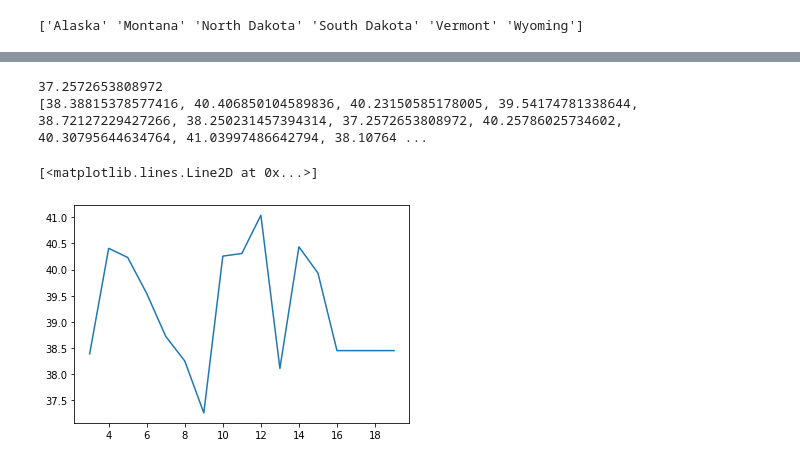
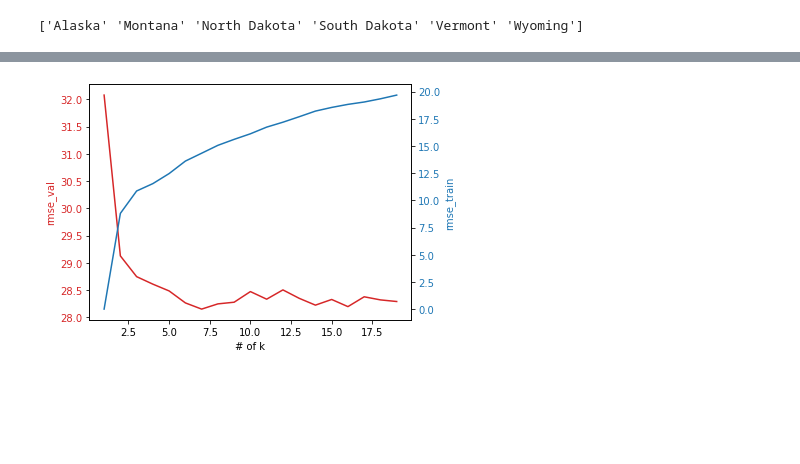
Before and after one commit to JumjieYang/COVID19-ML, a Jupyter notebook: predict.ipynb, the cells around one changed output, grey strips where cells are left out. Saved outputs shown, nothing was run; the diff lists cells and outputs as text; code cells hidden in the pictures; blank space fills up the shorter version.

```diff
--- a/predict.ipynb
+++ b/predict.ipynb
@@ -102,8 +33,0 @@ plt.plot(range(3,20),score_list)
-# %%
-score_list = []
-for k in range(1,20):
-    score_list.append(cross_val(KNN(k),"time"))
-
-print(min(score_list))
-print(score_list)
-plt.plot(range(1,20),score_list)
@@ -115,14 +34,30 @@ plt.plot(range(1,20),score_list)
-# %%
-score_list = []
-for k in range(3,20):
-    #score_list.append(cross_val(DTR(max_depth=k)))
-    score_list.append(cross_val(DTR(max_depth=k,random_state=10),"time"))
-
-print(min(score_list))
-print(score_list)
-plt.plot(range(3,20),score_list)
-# %% [output]
-37.2572653808972
-[38.38815378577416, 40.406850104589836, 40.23150585178005, 39.54174781338644, 38.72127229427266, 38.250231457394314, 37.2572653808972, 40.25786025734602, 40.30795644634764, 41.03997486642794, 38.10764 ...
-[<matplotlib.lines.Line2D at 0x...>]
-[figure, removed]
+# %%
+X = df.iloc[:,2:-1]
+y = df.iloc[:,-1]
+group = df.region_name.astype("category").cat.codes
+group_kfold = GroupKFold(6)
+
+rmse = np.empty(19)
+rmse_train = np.empty(19)
+for k in range(1,20):
+    res = cross_validate(KNN(k), X, y, scoring='neg_root_mean_squared_error', groups=group, cv=group_kfold,return_train_score=True)
+    rmse[k-1] = res['test_score'].mean() *(-1)
+    rmse_train[k-1] = res['train_score'].mean() *(-1)
+fig, ax1 = plt.subplots()
+color = 'tab:red'
+ax1.set_xlabel('# of k')
+ax1.set_ylabel('rmse_val', color=color)
+ax1.plot(range(1,20),rmse, color=color)
+ax1.tick_params(axis='y', labelcolor=color)
+
+ax2 = ax1.twinx()  # instantiate a second axes that shares the same x-axis
+
+color = 'tab:blue'
+ax2.set_ylabel('rmse_train', color=color)  # we already handled the x-label with ax1
+ax2.plot(range(1,20),rmse_train, color=color)
+ax2.tick_params(axis='y', labelcolor=color)
+
+fig.tight_layout()  # otherwise the right y-label is slightly clipped
+plt.show()
+# %% [output]
+[figure, added]
```
Also changed, not shown: parts of 10 cells of this notebook.
